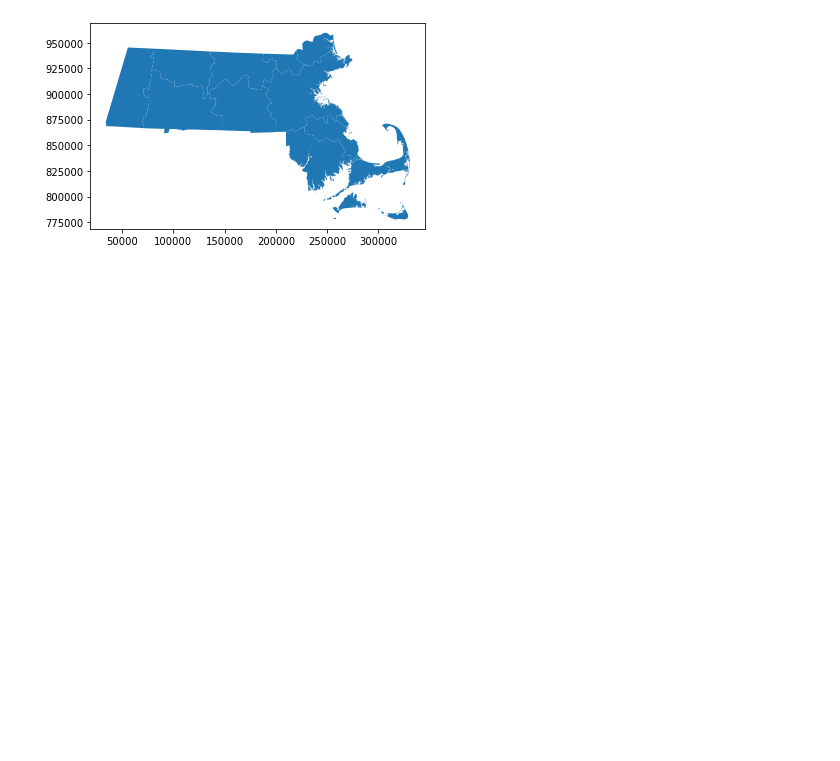
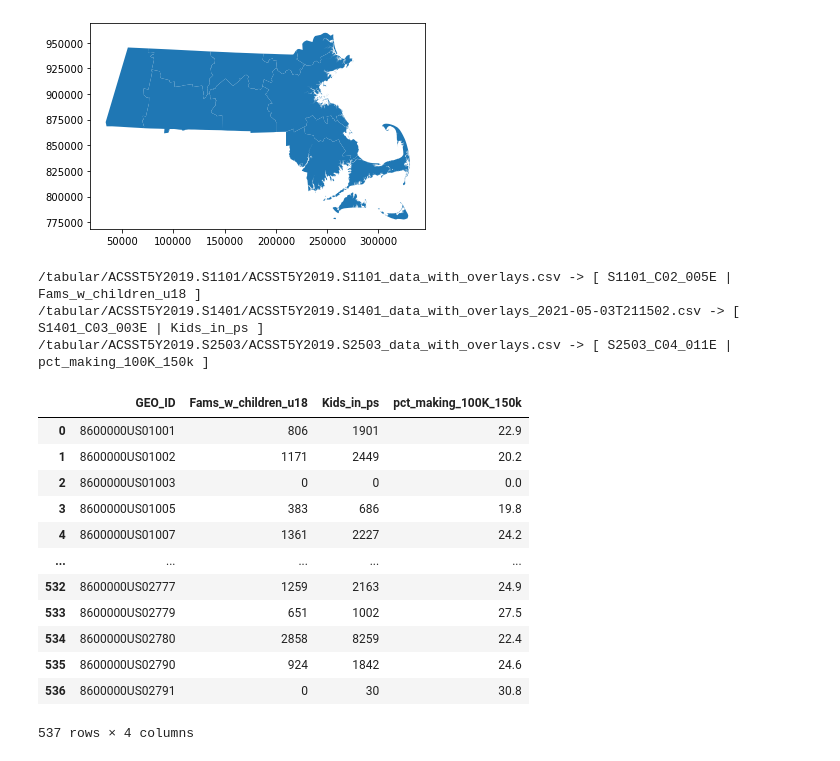
Before and after one commit to pjgomez400/Boston_Site_Selection_UEP239, a Jupyter notebook: Bos_Site_Sel.ipynb, the cells around one changed output. Drawn from its saved outputs; the diff is of its cells as text; code cells hidden in the pictures; blank space fills up the shorter version.

Commit message:
Read in spatial and tabular data. Wrote a function to call variables of interest

```diff
--- a/Bos_Site_Sel.ipynb
+++ b/Bos_Site_Sel.ipynb
@@ -56,0 +62,49 @@ MBTA Boundary
+# %%
+
+def get_column(path,col,rename_col):
+    '''
+    Isolates one column of interest from a dataframe and its corresponding GEO_ID,
+    changes name from code to descriptive name
+    '''
+    df = pd.read_csv(str(os.getcwd()) + path)
+
+    df= df.filter(['GEO_ID',col])#filter column of interest
+
+    df = df.rename(columns={col:rename_col}) #change column name
+
+    df= df.drop(df.index[0]) #rid of second row
+
+    return df
+
+#create dictionary in the following format: key= dataframe, value = list with two elements- code and descriptive name
+d= {r'/tabular/ACSST5Y2019.S1101/ACSST5Y2019.S1101_data_with_overlays.csv': ['S1101_C02_005E','Fams_w_children_u18'],
+    r'/tabular/ACSST5Y2019.S1401/ACSST5Y2019.S1401_data_with_overlays_2021-05-03T211502.csv': ['S1401_C03_003E','Kids_in_ps'],
+    r'/tabular/ACSST5Y2019.S2503/ACSST5Y2019.S2503_data_with_overlays.csv': ['S2503_C04_011E','pct_making_100K_150k']}
+
+#iterate through dictionary, add new dataframes to empty list
+dfs= []
+for key in d:
+    print(key, '-> [', d[key][0], "|",d[key][1],"]")
+    new_df = get_column(key,d[key][0],d[key][1])
+    dfs.append(new_df)
+
+#merge list of dataframes
+merged = func.reduce(lambda  left,right: pd.merge(left,right,on=['GEO_ID'], how='outer'), dfs)
+merged
+# %% [output]
+/tabular/ACSST5Y2019.S1101/ACSST5Y2019.S1101_data_with_overlays.csv -> [ S1101_C02_005E | Fams_w_children_u18 ]
+/tabular/ACSST5Y2019.S1401/ACSST5Y2019.S1401_data_with_overlays_2021-05-03T211502.csv -> [ S1401_C03_003E | Kids_in_ps ]
+/tabular/ACSST5Y2019.S2503/ACSST5Y2019.S2503_data_with_overlays.csv -> [ S2503_C04_011E | pct_making_100K_150k ]
+|  | GEO_ID | Fams_w_children_u18 | Kids_in_ps | pct_making_100K_150k |
+| 0 | 8600000US01001 | 806 | 1901 | 22.9 |
+| 1 | 8600000US01002 | 1171 | 2449 | 20.2 |
+| 2 | 8600000US01003 | 0 | 0 | 0.0 |
+| 3 | 8600000US01005 | 383 | 686 | 19.8 |
+| 4 | 8600000US01007 | 1361 | 2227 | 24.2 |
+| ... | ... | ... | ... | ... |
+| 532 | 8600000US02777 | 1259 | 2163 | 24.9 |
+| 533 | 8600000US02779 | 651 | 1002 | 27.5 |
+| 534 | 8600000US02780 | 2858 | 8259 | 22.4 |
+| 535 | 8600000US02790 | 924 | 1842 | 24.6 |
+| 536 | 8600000US02791 | 0 | 30 | 30.8 |
+537 rows × 4 columns
```
Also changed, not shown: parts of 6 cells of this notebook, 2 other files.
